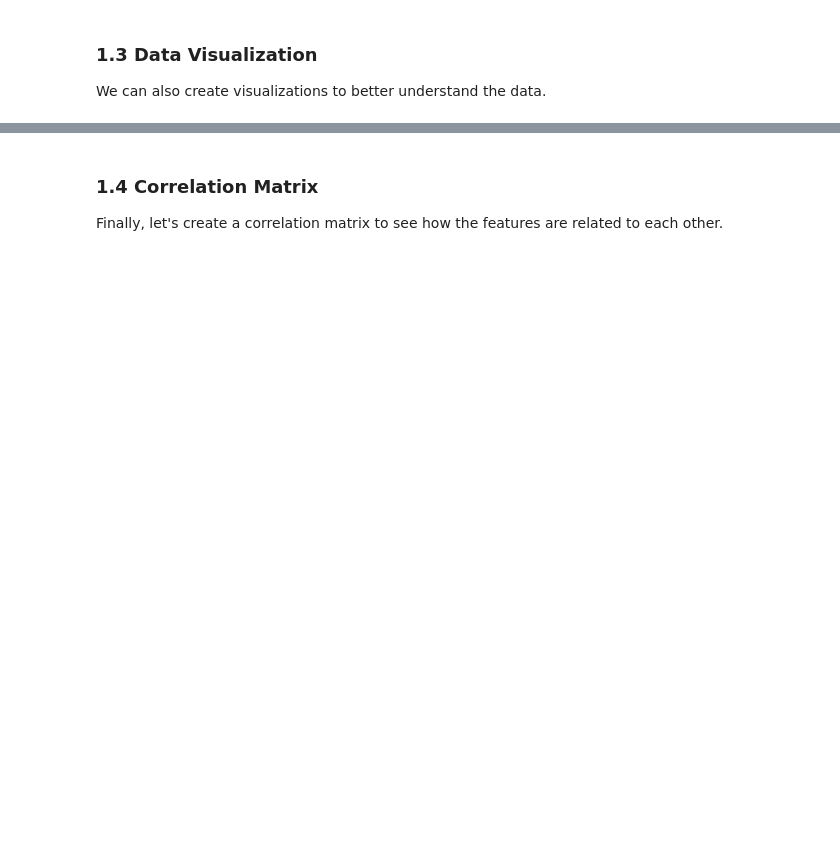
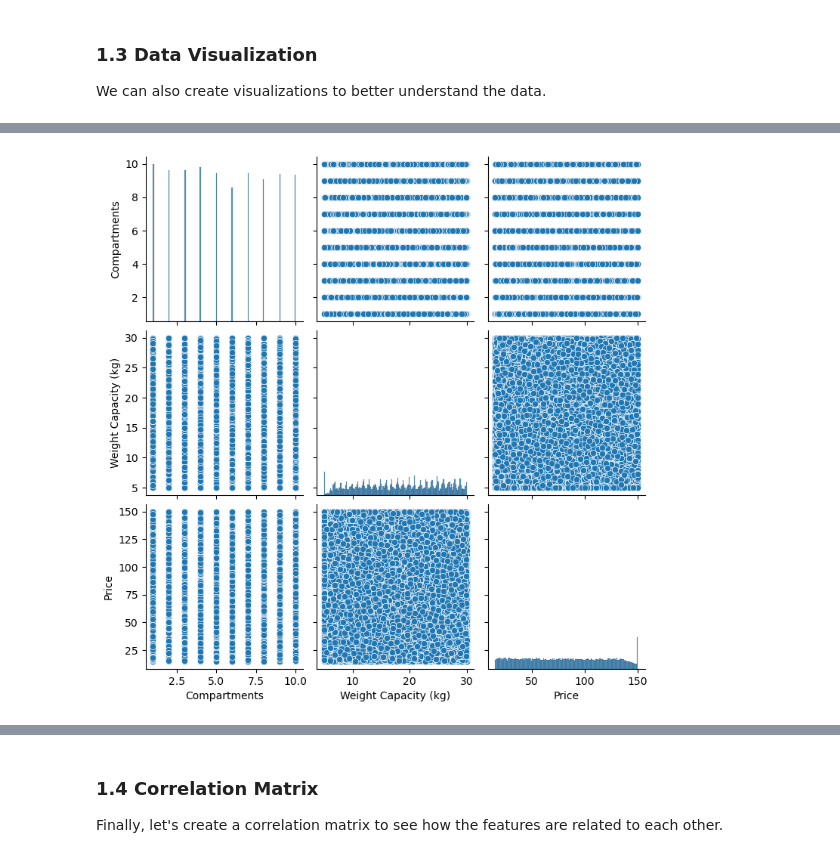
Before and after one commit to prgabriel/w207_Kaggle_Proj, a Jupyter notebook: notebooks/exploratory.ipynb, the cells around one changed output, grey strips where cells are left out. Cells and saved outputs as stored; diff of their text form; code cells hidden in the pictures; blank space fills up the shorter version.

```diff
--- a/notebooks/exploratory.ipynb
+++ b/notebooks/exploratory.ipynb
@@ -94,10 +132,8 @@ Uncomment to download the data from Kaggle. This assumes you have the Kaggle API
 # !pip install -r ../requirement.txt
 # !rm -rf playground-series-s5e2.zip
 # %%
-import pandas as pd
-import os
-
 train_df = pd.read_csv(filepath_or_buffer=os.path.join(raw_data_path, 'train.csv'), index_col=0, header=0, sep=',')
 test_df = pd.read_csv(filepath_or_buffer=os.path.join(raw_data_path, 'test.csv'), index_col=0, header=0, sep=',')
+train_extra_df = pd.read_csv(filepath_or_buffer=os.path.join(raw_data_path, 'training_extra.csv'), index_col=0, header=0, sep=',')
 
 train_df.head()
@@ -137,3 +254,9 @@ plt.show()
+# %%
+# Create a pairplot of the training extra data
+sns.pairplot(train_extra_df)
+plt.show()
+# %% [output]
+[figure, added]
 # %%
 # For example, plot a histogram of the price column
 plt.hist(train_df['Price'], bins=20, edgecolor='black')
```
Also changed, not shown: parts of 32 cells of this notebook, 1 other file.
